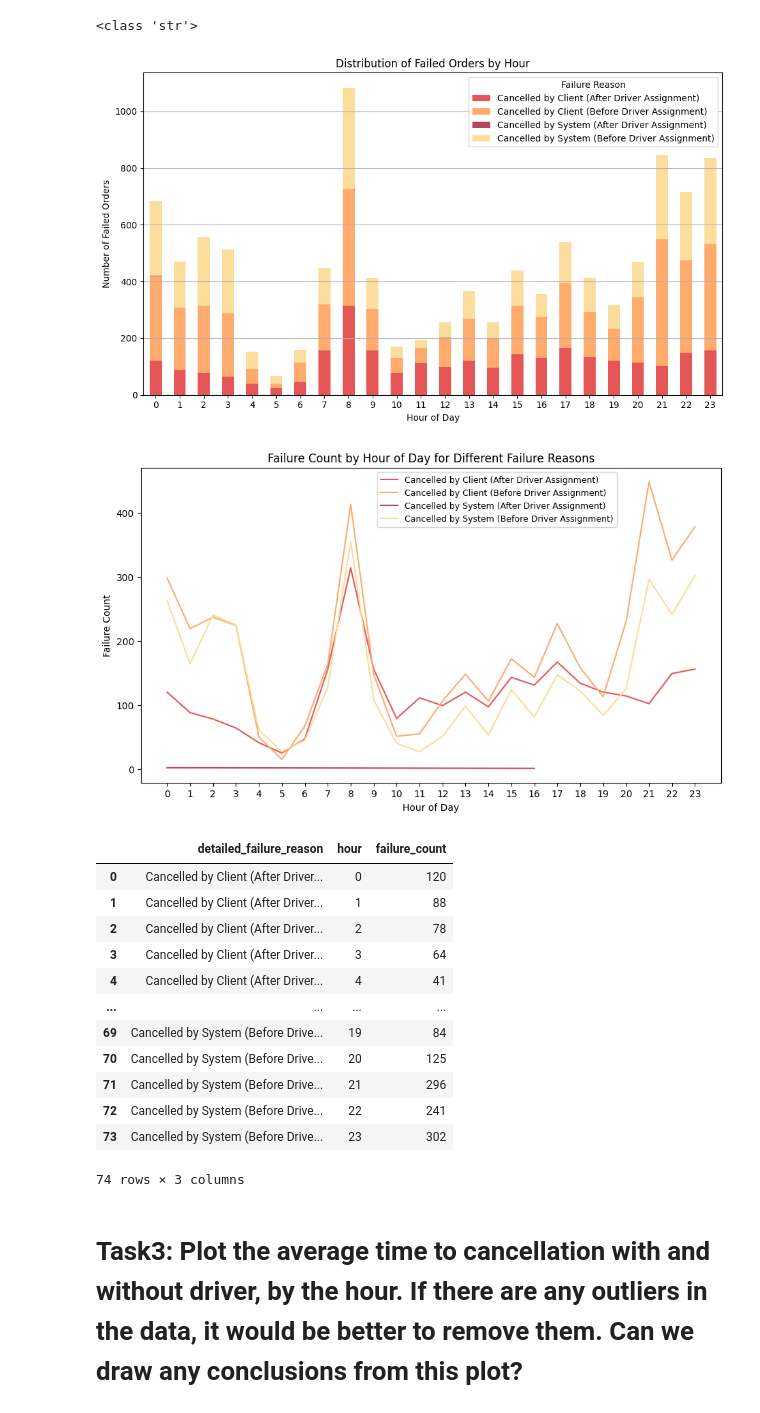
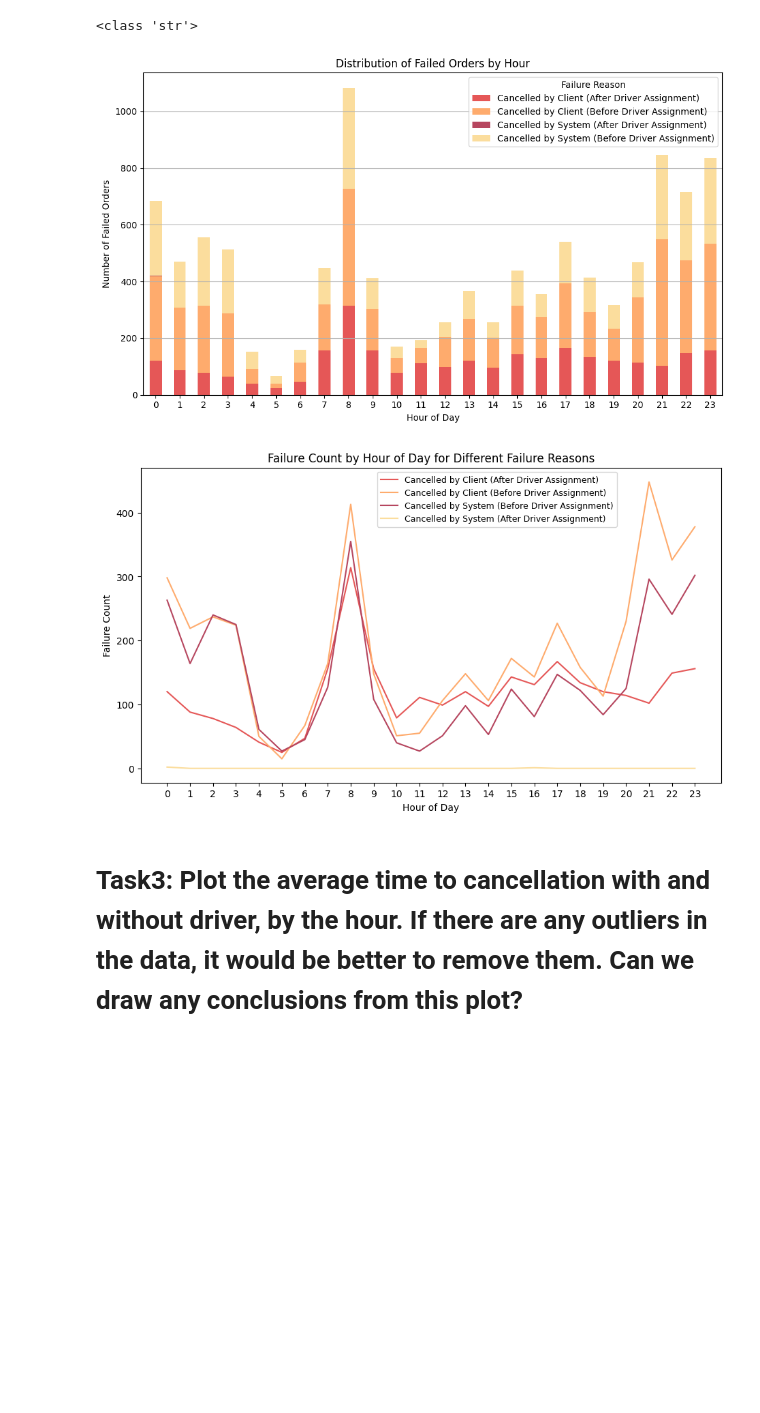
Before and after one commit to SUSTech-STA326/STA326_Assignment2, a Jupyter notebook: Assignment2.ipynb, the cells around one changed output. Cells and saved outputs as stored; diff of their text form; code cells hidden in the pictures; blank space fills up the shorter version.

```diff
--- a/Assignment2.ipynb
+++ b/Assignment2.ipynb
@@ -75,49 +75,39 @@ failure_counts = data_orders.groupby(['hour', 'detailed_failure_reason']).size()
 colors = {
     'Cancelled by Client (After Driver Assignment)': '#e55757',
     'Cancelled by Client (Before Driver Assignment)': '#feab6d',
     'Cancelled by System (After Driver Assignment)': '#B6465F',
     'Cancelled by System (Before Driver Assignment)': '#fbdd9d'
 }
 color_list = [colors[reason] for reason in failure_counts.columns]
 
 failure_counts.plot(kind='bar', stacked=True, figsize=(10, 6), color=color_list)
 plt.title('Distribution of Failed Orders by Hour')
 plt.xlabel('Hour of Day')
 plt.ylabel('Number of Failed Orders')
 plt.legend(title='Failure Reason')
 plt.xticks(range(24), rotation=0)
 plt.grid(axis='y')
 plt.tight_layout()
 plt.show()
 
 # sns.despine()
-failure_counts = data_orders.groupby(['detailed_failure_reason', 'hour']).size().reset_index(name='failure_count')
+all_hours_index = pd.MultiIndex.from_product([data_orders['detailed_failure_reason'].unique(), range(24)], names=['detailed_failure_reason', 'hour'])
+failure_counts = data_orders.groupby(['detailed_failure_reason', 'hour']).size().reindex(all_hours_index, fill_value=0)
+failure_counts = failure_counts.reset_index(name='failure_count')
+failure_counts
 plt.figure(figsize=(11,6))
 sns.lineplot(data=failure_counts,x='hour',y='failure_count',hue='detailed_failure_reason',palette=color_list)
 plt.xlabel('Hour of Day')
 plt.ylabel('Failure Count')
 plt.title('Failure Count by Hour of Day for Different Failure Reasons')
 plt.legend(bbox_to_anchor=(0.4,1),prop = {'size':9})
 hour_ticks = range(24)
 plt.xticks(hour_ticks)
 plt.show()
-failure_counts
+# failure_counts
 # %% [output]
 [figure]
-[figure, old version]
+[figure, new version]
-|  | detailed_failure_reason | hour | failure_count |
-| 0 | Cancelled by Client (After Driver... | 0 | 120 |
-| 1 | Cancelled by Client (After Driver... | 1 | 88 |
-| 2 | Cancelled by Client (After Driver... | 2 | 78 |
-| 3 | Cancelled by Client (After Driver... | 3 | 64 |
-| 4 | Cancelled by Client (After Driver... | 4 | 41 |
-| ... | ... | ... | ... |
-| 69 | Cancelled by System (Before Drive... | 19 | 84 |
-| 70 | Cancelled by System (Before Drive... | 20 | 125 |
-| 71 | Cancelled by System (Before Drive... | 21 | 296 |
-| 72 | Cancelled by System (Before Drive... | 22 | 241 |
-| 73 | Cancelled by System (Before Drive... | 23 | 302 |
-74 rows × 3 columns
 # %% [markdown]
 # Task3: Plot the average time to cancellation with and without driver, by the hour. If there are any outliers in the data, it would be better to remove them. Can we draw any conclusions from this plot?
 # %%
```
